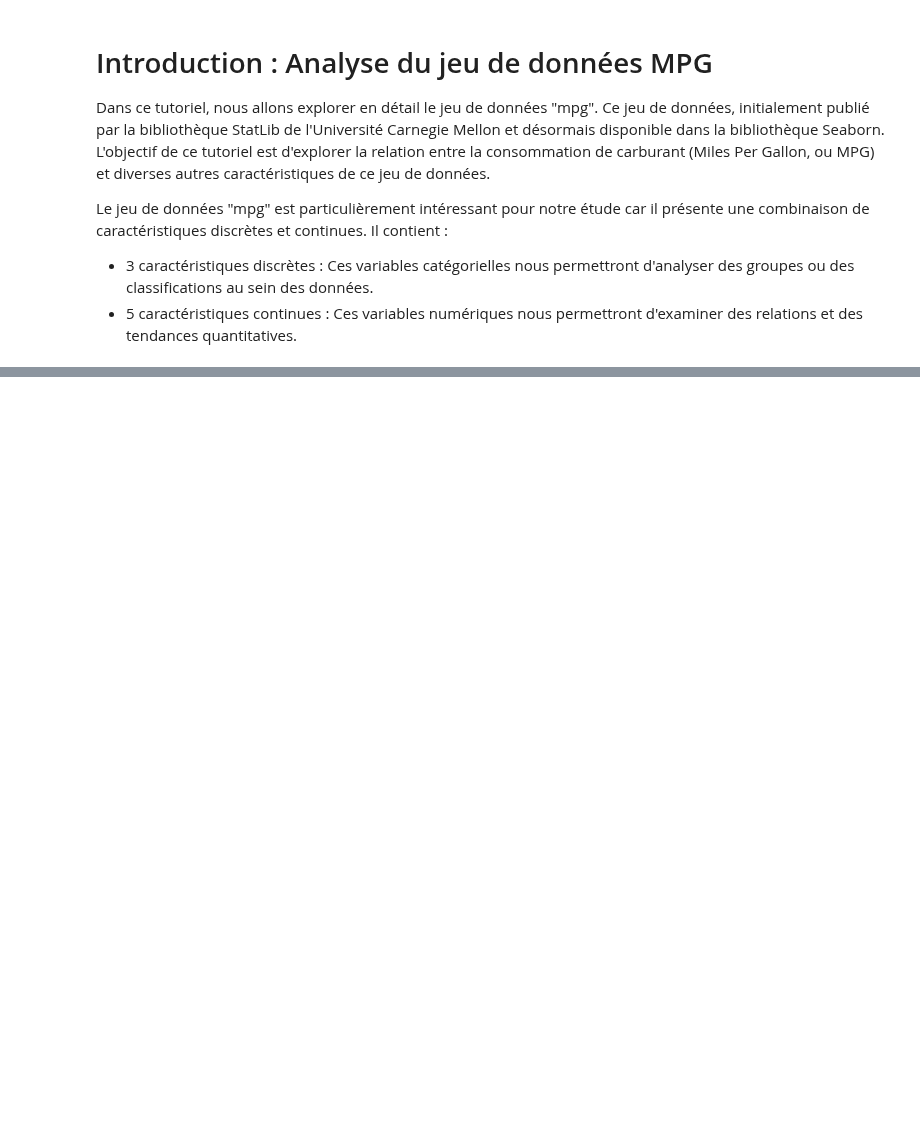
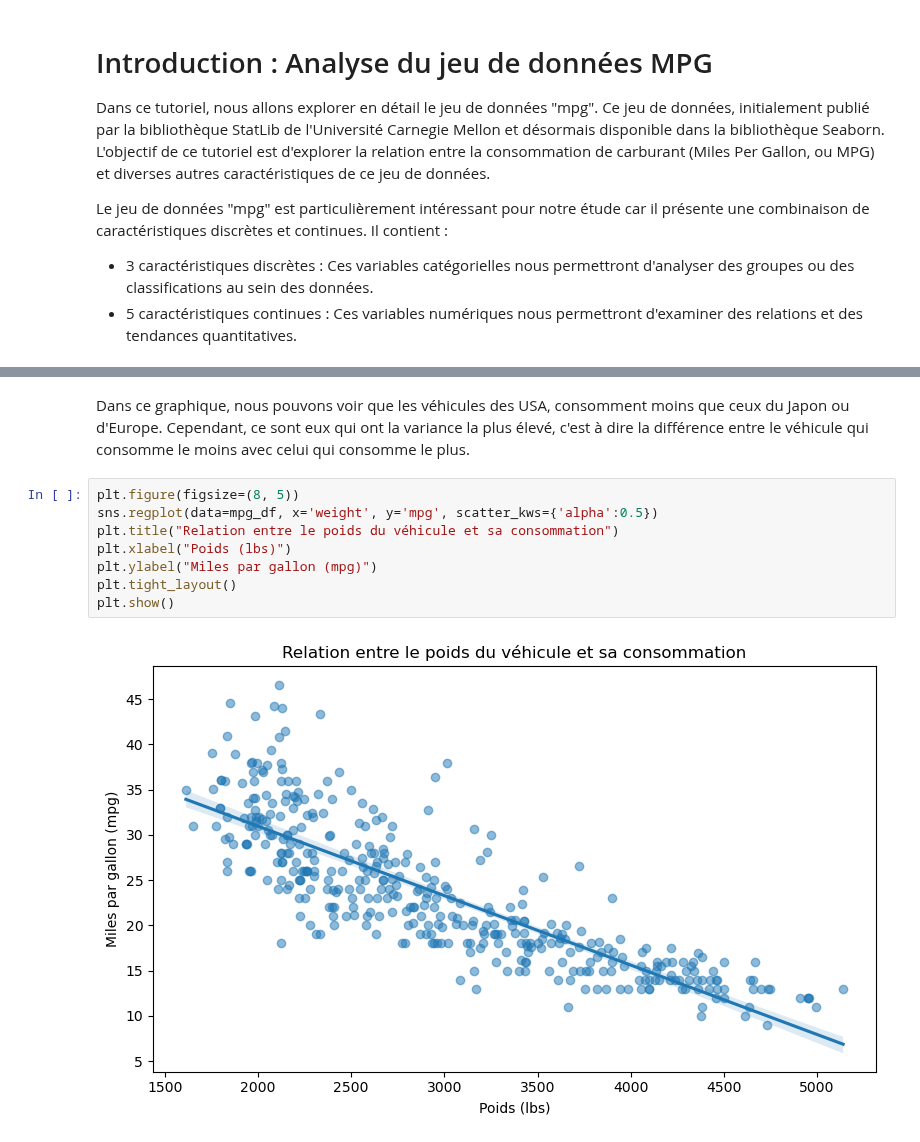
Before and after one commit to rosanajurdi/Data_Visualization_Course, a Jupyter notebook: lab-sessions/lab4-ScatterPlots_line plots_heatmaps.ipynb, the cells around one changed output, grey strips where cells are left out. Drawn from its saved outputs; the diff is of its cells as text; blank space fills up the shorter version.

```diff
--- a/lab-sessions/lab4-ScatterPlots_line plots_heatmaps.ipynb
+++ b/lab-sessions/lab4-ScatterPlots_line plots_heatmaps.ipynb
@@ -21,0 +34,12 @@ mpg_df.head()
+# %% [markdown]
+Dans ce graphique, nous pouvons voir que les véhicules des USA, consomment moins que ceux du Japon ou d'Europe. Cependant, ce sont eux qui ont la variance la plus élevé, c'est à dire la différence entre le véhicule qui consomme le moins avec celui qui consomme le plus.
+# %%
+plt.figure(figsize=(8, 5))
+sns.regplot(data=mpg_df, x='weight', y='mpg', scatter_kws={'alpha':0.5})
+plt.title("Relation entre le poids du véhicule et sa consommation")
+plt.xlabel("Poids (lbs)")
+plt.ylabel("Miles par gallon (mpg)")
+plt.tight_layout()
+plt.show()
+# %% [output]
+[figure, added]
```
Also changed, not shown: parts of 9 cells of this notebook, 2 other files.
